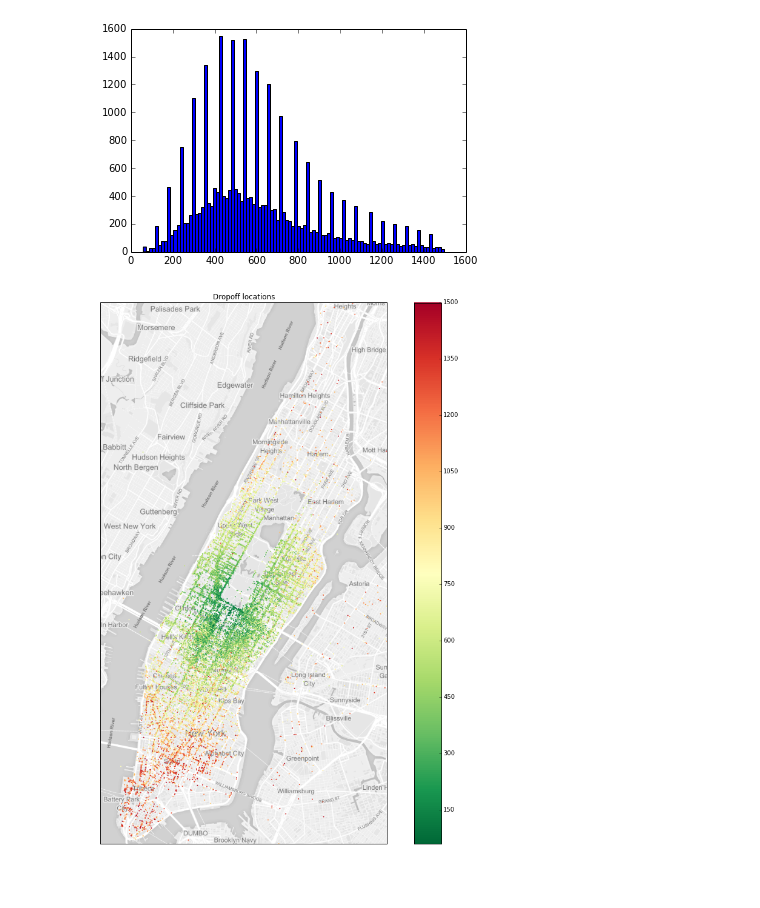
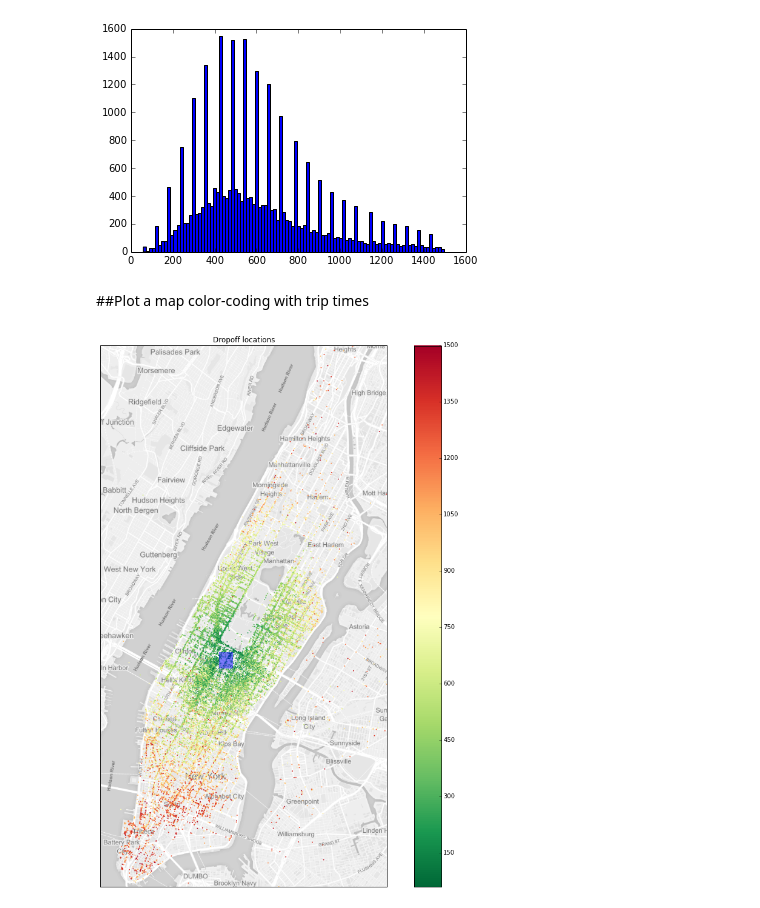
Before and after one commit to yuanchenyang/taxi_data, a Jupyter notebook: ipynb/TaxiDataAnalysis.ipynb, the cells around one changed output. Saved outputs shown, nothing was run; the diff lists cells and outputs as text; code cells hidden in the pictures; blank space fills up the shorter version.

Commit message:
Improved plotting in ipynb

```diff
--- a/ipynb/TaxiDataAnalysis.ipynb
+++ b/ipynb/TaxiDataAnalysis.ipynb
@@ -53,32 +51,42 @@ plt.hist(trip_time,bins=100)
 plt.show()
 # %% [output]
 [figure]
+# %% [markdown]
+##Plot a map color-coding with trip times
 # %%
+# Add a map using a mapbox template
 mapbox_token = 'pk.eyJ1IjoiY2hlbnlhbmciLCJhIjoiNjAwYTI1MDExNDdmYzVkZWY0M2NkNjQyMDJkZjhkOTMifQ.G7P8sFypgRqFW2QNaEZocQ'
 mapbox_mapid = 'chenyang.e39eae3e'
 
 tiles = MapboxTiles(mapbox_token, mapbox_mapid)
 plt.figure(figsize=(16, 16))
 
 # Use the tile's projection for the underlying map.
 ax = plt.axes(projection=tiles.crs)
 
-# Specify a region of interest, in this case, Cardiff.
+# Specify a region of interest, in this case, Manhattan.
 ax.set_extent([-74.025, -73.92, 40.70, 40.85],
               ccrs.PlateCarree())
 
 # Add the tiles at zoom level 13.
 ax.add_image(tiles, 13)
 
-
+# Plot destinations, color coded by travel times
 sc = ax.scatter(dropoff_lon, dropoff_lat,
                 marker='.', s=15, lw=0,
                 c=trip_time, cmap=cm.RdYlGn_r,
                 transform=ccrs.PlateCarree())
 
+# Plot the origin area
+from matplotlib.patches import Rectangle
+ax.add_patch(Rectangle((LON_MIN, LAT_MIN), LON_MAX-LON_MIN, LAT_MAX-LAT_MIN,
+                       facecolor="blue", alpha=0.5, lw=0,
+                       transform=ccrs.PlateCarree()))
+
+# Scale and labels
 plt.colorbar(sc)
 plt.title('Dropoff locations')
 
 plt.show()
 # %% [output]
-[figure, old version]
+[figure, new version]
```
Also changed, not shown: parts of 2 cells of this notebook.
